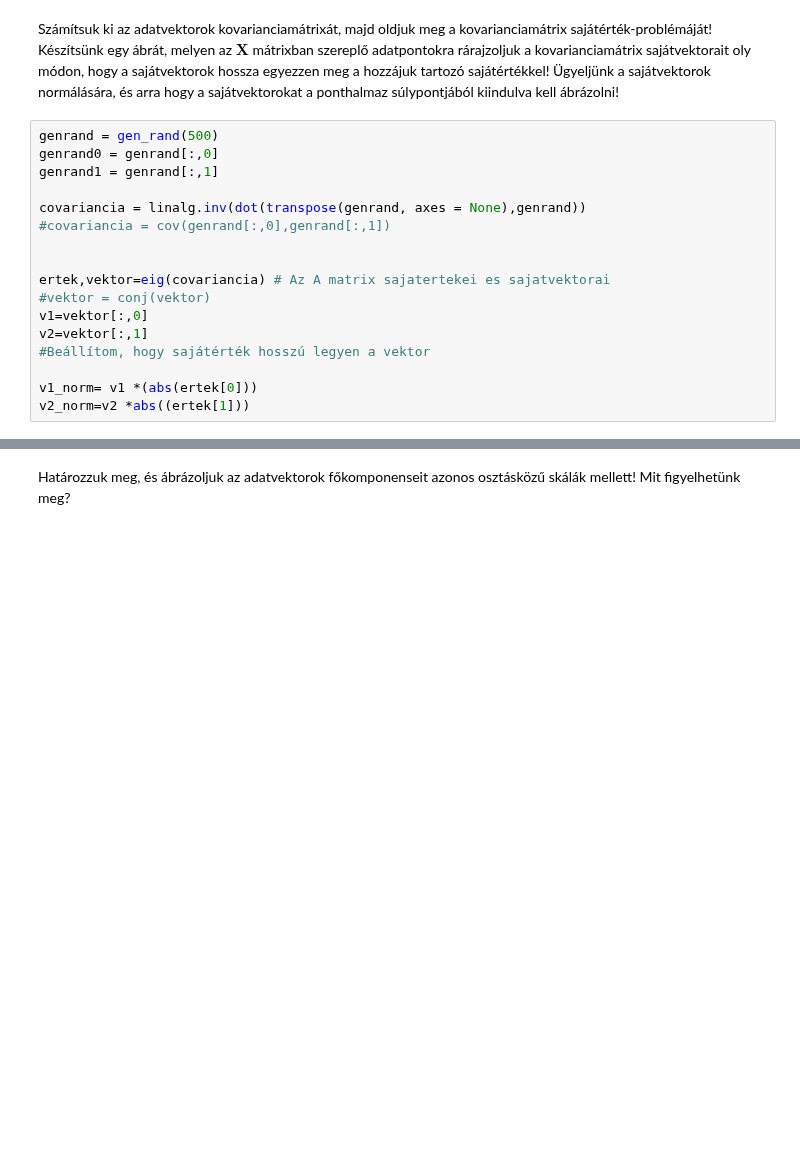
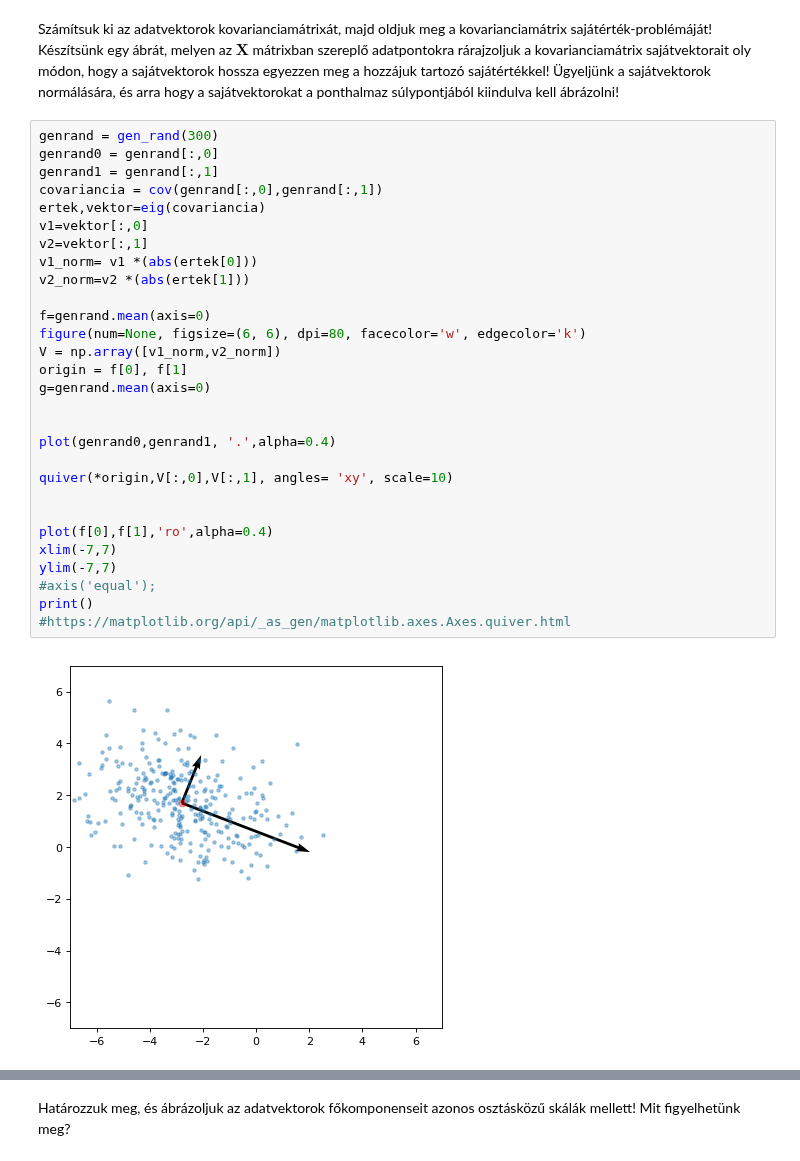
Before and after one commit to Tominano/Numerical-methods-of-physics-II, a Jupyter notebook: 5_feladatsor/5_feladat_Tomi.ipynb, the cells around one changed output, grey strips where cells are left out. Saved outputs shown, nothing was run; the diff lists cells and outputs as text; blank space fills up the shorter version.

```diff
--- a/5_feladatsor/5_feladat_Tomi.ipynb
+++ b/5_feladatsor/5_feladat_Tomi.ipynb
@@ -123,20 +123,34 @@ def gen_rand(N):
     return X
 # %% [markdown]
 Számítsuk ki az adatvektorok kovarianciamátrixát, majd oldjuk meg a kovarianciamátrix sajátérték-problémáját! Készítsünk egy ábrát, melyen az $\mathbf{X}$ mátrixban szereplő adatpontokra rárajzoljuk a kovarianciamátrix sajátvektorait oly módon, hogy a sajátvektorok hossza egyezzen meg a hozzájuk tartozó sajátértékkel! Ügyeljünk a sajátvektorok normálására, és arra hogy a sajátvektorokat a ponthalmaz súlypontjából kiindulva kell ábrázolni!
-# %%
-genrand = gen_rand(500)
-genrand0 = genrand[:,0]
-genrand1 = genrand[:,1]
-
-covariancia = linalg.inv(dot(transpose(genrand, axes = None),genrand))
-#covariancia = cov(genrand[:,0],genrand[:,1])
-
-
-ertek,vektor=eig(covariancia) # Az A matrix sajatertekei es sajatvektorai
-#vektor = conj(vektor)
-v1=vektor[:,0]
-v2=vektor[:,1]
-#Beállítom, hogy sajátérték hosszú legyen a vektor
-
-v1_norm= v1 *(abs(ertek[0]))
-v2_norm=v2 *abs((ertek[1]))
+# %%
+genrand = gen_rand(300)
+genrand0 = genrand[:,0]
+genrand1 = genrand[:,1]
+covariancia = cov(genrand[:,0],genrand[:,1])
+ertek,vektor=eig(covariancia)
+v1=vektor[:,0]
+v2=vektor[:,1]
+v1_norm= v1 *(abs(ertek[0]))
+v2_norm=v2 *(abs(ertek[1]))
+
+f=genrand.mean(axis=0)
+figure(num=None, figsize=(6, 6), dpi=80, facecolor='w', edgecolor='k')
+V = np.array([v1_norm,v2_norm])
+origin = f[0], f[1]
+g=genrand.mean(axis=0)
+
+
+plot(genrand0,genrand1, '.',alpha=0.4)
+
+quiver(*origin,V[:,0],V[:,1], angles= 'xy', scale=10)
+
+
+plot(f[0],f[1],'ro',alpha=0.4)
+xlim(-7,7)
+ylim(-7,7)
+#axis('equal');
+print()
+#https://matplotlib.org/api/_as_gen/matplotlib.axes.Axes.quiver.html
+# %% [output]
+[figure, added]
```
Also changed, not shown: parts of 15 cells of this notebook.
